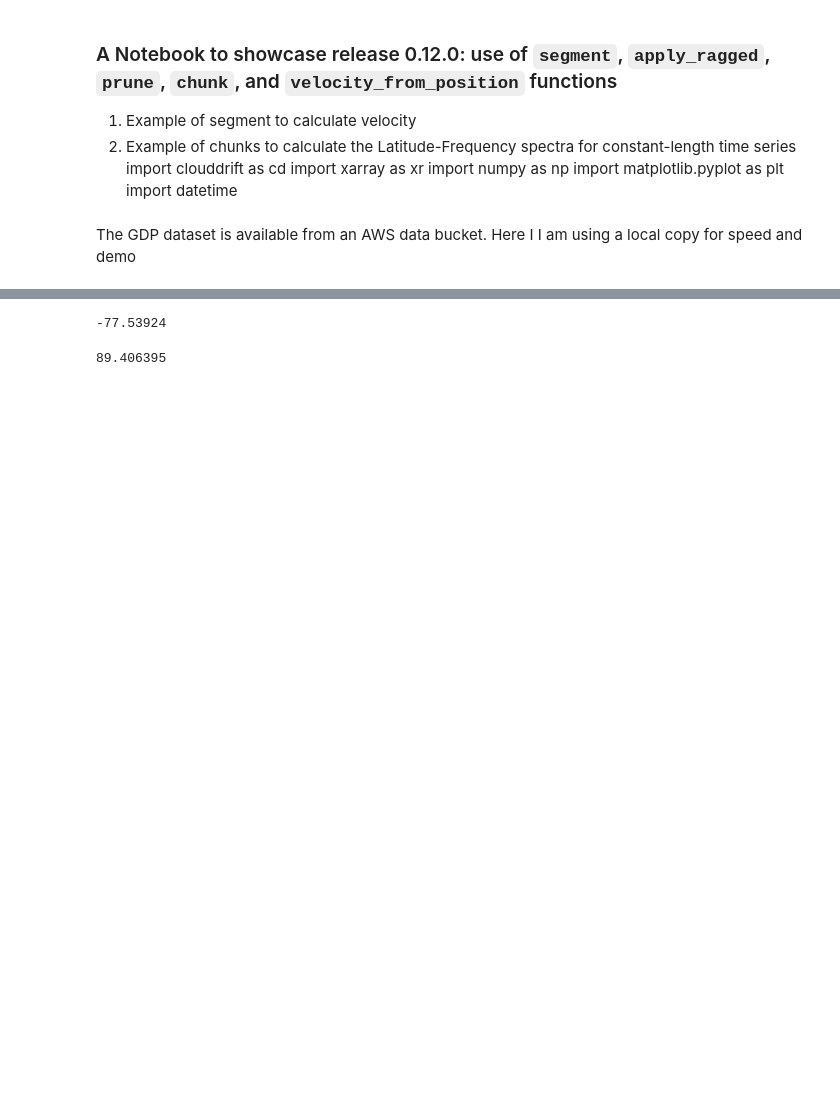
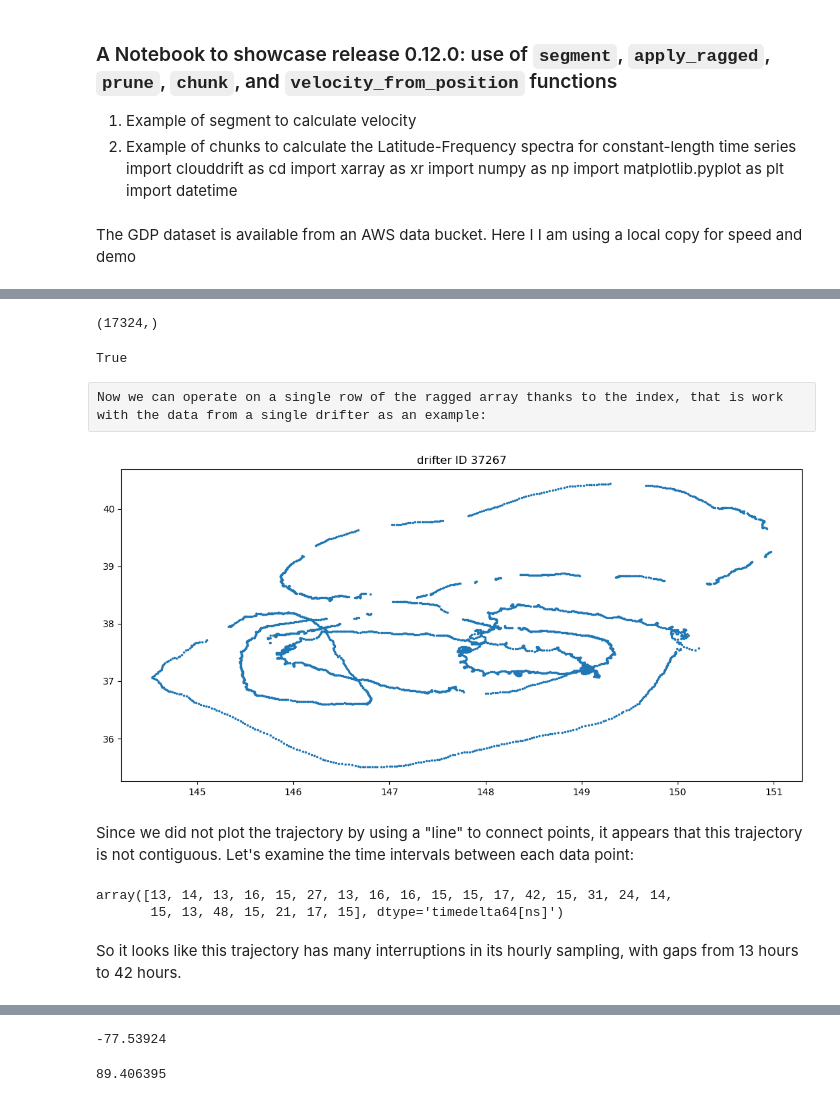
Before and after one commit to selipot/clouddrift-examples, a Jupyter notebook: notebooks/demo-comm-workshop-2023.ipynb, the cells around one changed output, grey strips where cells are left out. Saved outputs shown, nothing was run; the diff lists cells and outputs as text; code cells hidden in the pictures; blank space fills up the shorter version.

```diff
--- a/notebooks/demo-comm-workshop-2023.ipynb
+++ b/notebooks/demo-comm-workshop-2023.ipynb
@@ -258,0 +55,10 @@ display(np.sum(qd),np.sum(qu),len(sds60)-np.sum(qd)-np.sum(qu))
+# %%
+# Because the drifter ids are not monotonically increasing, we need to run the segment function twice for positive and negative integer differences of IDs.
+# If we knew they were monoyonically increasing, we could simply do rowsize_test = segment(ds.ids,0)
+rowsize_test = segment(ds.ids,0.5,rowsize=segment(ds.ids,-0.5))
+# verify that the calculated row size is equal to the ds.rowsize variable from the dataset
+display(np.shape(rowsize_test))
+display(np.all(ds.rowsize.to_numpy()==rowsize_test))
+# %% [output]
+(17324,)
+True
@@ -258,0 +68,26 @@ display(np.sum(qd),np.sum(qu),len(sds60)-np.sum(qd)-np.sum(qu))
+# %% [raw]
+Now we can operate on a single row of the ragged array thanks to the index, that is work with the data from a single drifter as an example:
+# %%
+# here for example we examine row number 10002 of the ragged arrays and display latitude vs longitude
+j = 1002 #1002 is a good one
+row = slice(traj_index[j], traj_index[j+1]) # create a data slice for that row
+
+fig, ax = plt.subplots(nrows=1, ncols=1,figsize=(13, 6))
+ax.plot(ds.lon[row],ds.lat[row],marker='.',markersize=3,linestyle='none')
+ax.set_title(label='drifter ID '+str(ds.ID[j].values));
+# fig = plt.figure(dpi=150)
+# ax = fig.add_subplot(1,1,1,projection=ccrs.Robinson(central_longitude=-180))
+# %% [output]
+[figure, added]
+# %% [markdown]
+Since we did not plot the trajectory by using a "line" to connect points, it appears that this trajectory is not contiguous. Let's examine the time intervals between each data point:
+# %%
+# look for time differences that are larger than one hour for the data point of that drifter
+diff_time = np.diff(ds.time[row])
+q = np.where(diff_time>np.timedelta64(3600, 's'))
+display(diff_time[q]/(3600*1e9)) # time is in nanoseconds: display the time intervals in hours that are larger than 1 hour
+# %% [output]
+array([13, 14, 13, 16, 15, 27, 13, 16, 16, 15, 15, 17, 42, 15, 31, 24, 14,
+       15, 13, 48, 15, 21, 17, 15], dtype='timedelta64[ns]')
+# %% [markdown]
+So it looks like this trajectory has many interruptions in its hourly sampling, with gaps from 13 hours to 42 hours.
```
Also changed, not shown: parts of 81 cells of this notebook.
